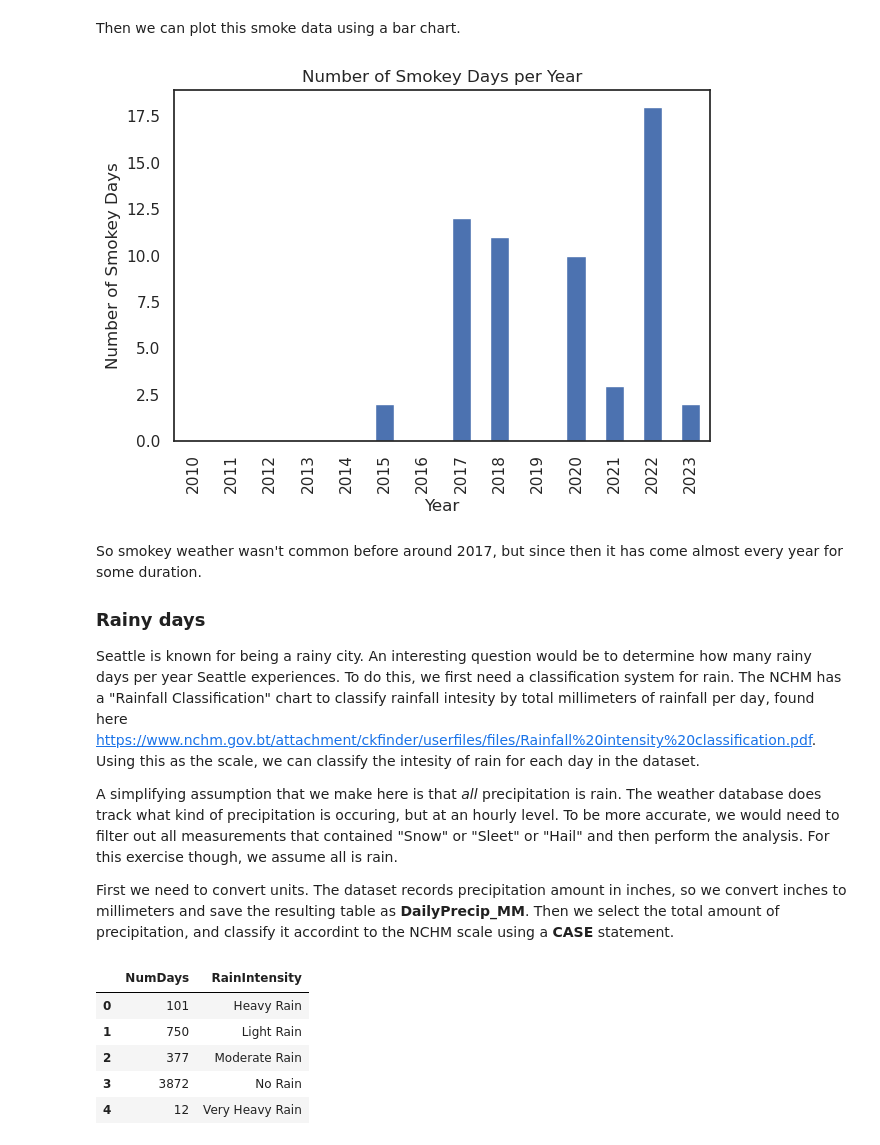
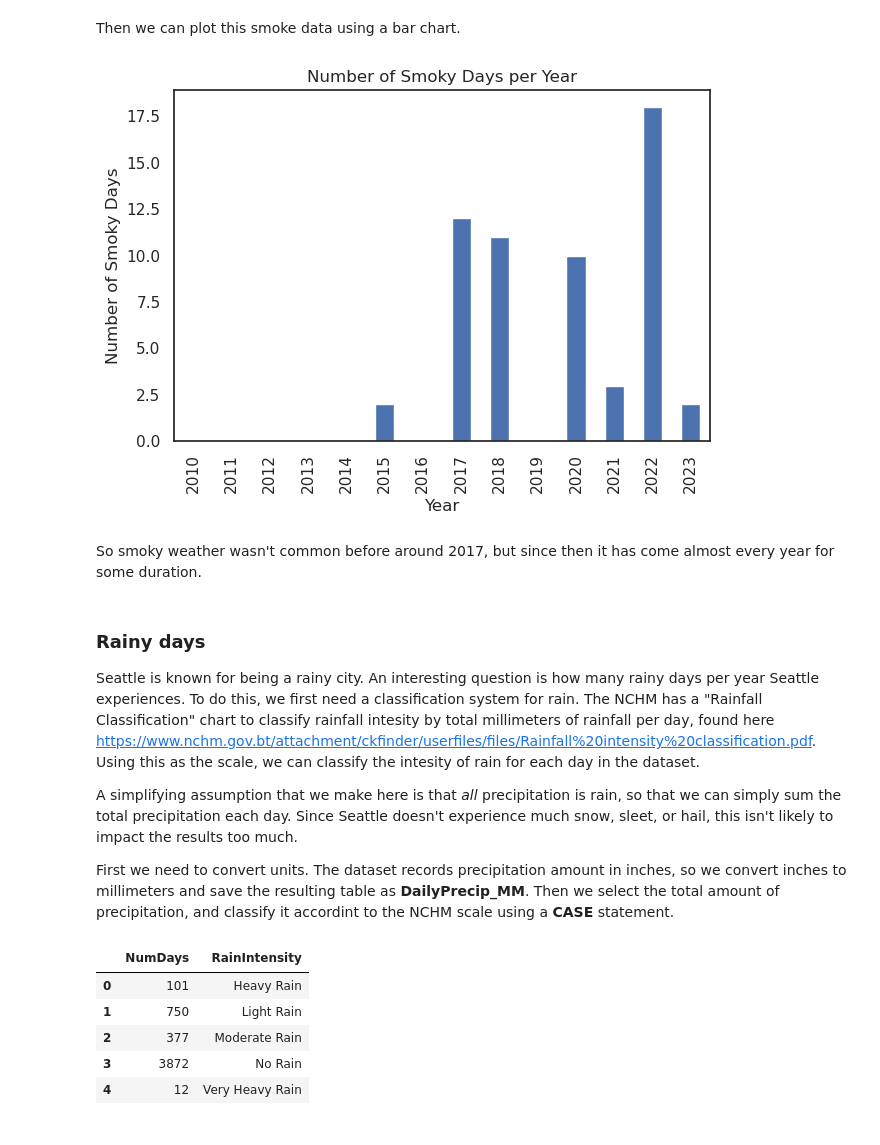
Before and after one commit to rbottoms18/sea-weather, a Jupyter notebook: weather_exploration.ipynb, the cells around one changed output. Saved outputs shown, nothing was run; the diff lists cells and outputs as text; code cells hidden in the pictures.

Commit message:
Updates to analysis

```diff
--- a/weather_exploration.ipynb
+++ b/weather_exploration.ipynb
@@ -128,21 +224,21 @@ display(smoke_days)
 Then we can plot this smoke data using a bar chart.
 # %%
 smoke_days.plot(x="Year", kind="bar", legend=False);
-plt.title("Number of Smokey Days per Year")
+plt.title("Number of Smoky Days per Year")
 plt.xlabel("Year")
-plt.ylabel("Number of Smokey Days")
+plt.ylabel("Number of Smoky Days")
 plt.tight_layout()
 # %% [output]
-[figure, old version]
+[figure, new version]
+# %% [markdown]
+So smoky weather wasn't common before around 2017, but since then it has come almost every year for some duration.
 # %% [markdown]
-So smokey weather wasn't common before around 2017, but since then it has come almost every year for some duration.
-
 ### Rainy days
 
-Seattle is known for being a rainy city. An interesting question would be to determine how many rainy days per year Seattle experiences. To do this, we first need a classification system for rain. The NCHM has a "Rainfall Classification" chart to classify rainfall intesity by total millimeters of rainfall per day, found here https://www.nchm.gov.bt/attachment/ckfinder/userfiles/files/Rainfall%20intensity%20classification.pdf.
+Seattle is known for being a rainy city. An interesting question is how many rainy days per year Seattle experiences. To do this, we first need a classification system for rain. The NCHM has a "Rainfall Classification" chart to classify rainfall intesity by total millimeters of rainfall per day, found here https://www.nchm.gov.bt/attachment/ckfinder/userfiles/files/Rainfall%20intensity%20classification.pdf.
 Using this as the scale, we can classify the intesity of rain for each day in the dataset.
 
-A simplifying assumption that we make here is that *all* precipitation is rain. The weather database does track what kind of precipitation is occuring, but at an hourly level. To be more accurate, we would need to filter out all measurements that contained "Snow" or "Sleet" or "Hail" and then perform the analysis. For this exercise though, we assume all is rain.
+A simplifying assumption that we make here is that *all* precipitation is rain, so that we can simply sum the total precipitation each day. Since Seattle doesn't experience much snow, sleet, or hail, this isn't likely to impact the results too much.
 
 First we need to convert units. The dataset records precipitation amount in inches, so we convert inches to millimeters and save the resulting table as **DailyPrecip_MM**. Then we select the total amount of precipitation, and classify it accordint to the NCHM scale using a **CASE** statement.
 # %%
```
Also changed, not shown: parts of 19 cells of this notebook, 5 other files.
